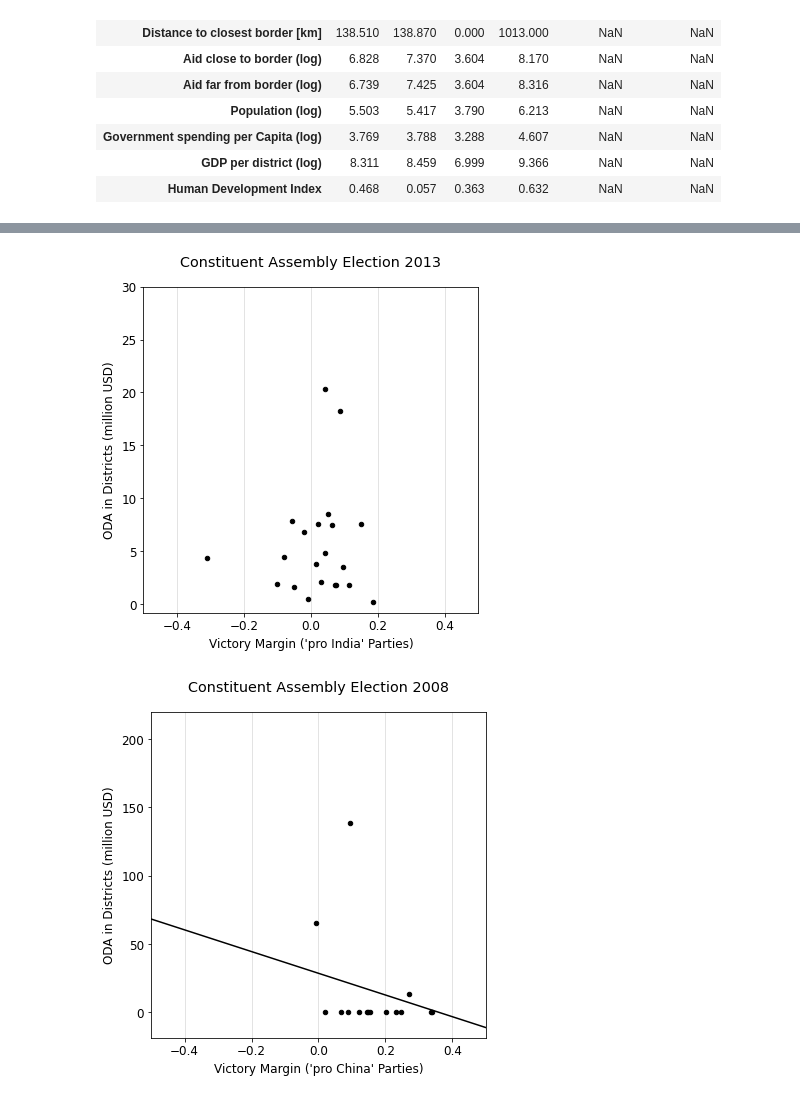
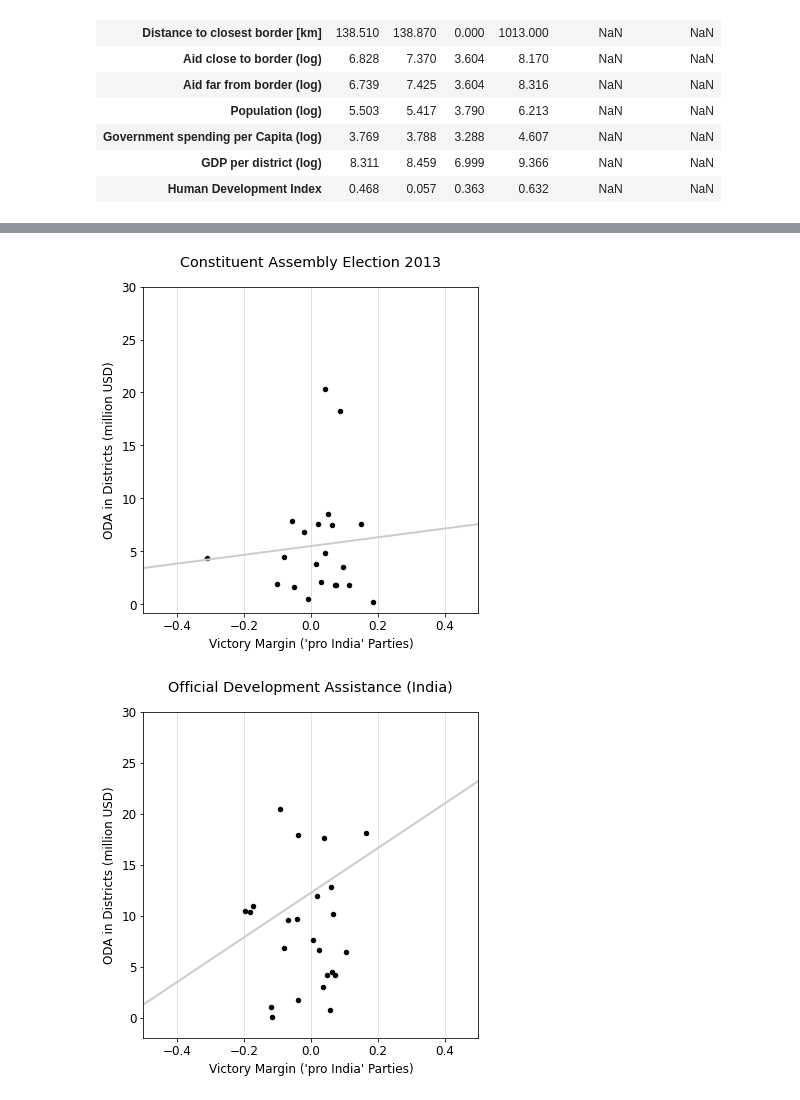
Before and after one commit to bidu19/nepal_aid_projects, a Jupyter notebook: aid_projects.ipynb, the cells around one changed output, grey strips where cells are left out. Drawn from its saved outputs; the diff is of its cells as text; code cells hidden in the pictures.

Commit message:
add regression line

```diff
--- a/aid_projects.ipynb
+++ b/aid_projects.ipynb
@@ -237,7 +237,7 @@ def regression(x, y):
     m, q = np.linalg.lstsq(A, y, rcond=None)[0]
     return m, q
 
-def scatter_plot(x, y, file_name='test', title="Title", x_label="x-axis", y_label="y-axis", x_start=None, x_end=None, y_start=None, y_end=None, regression=False):
+def scatter_plot(x, y, file_name='test', title="Title", x_label="x-axis", y_label="y-axis", x_start=None, x_end=None, y_start=None, y_end=None, regression=True):
     fig, ax = plt.subplots()
     fig.set_size_inches(6, 6)
 
@@ -245,15 +245,20 @@ def scatter_plot(x, y, file_name='test', title="Title", x_label="x-axis", y_labe
     ax.grid(axis='x', color='#ddd')
     ax.scatter(x, y, s=20, c='black')
 
+    x_delta = np.max(x) - np.min(x)
+    x_pad = 0.05 * x_delta
+    x_start = x_start or np.min(x) - x_pad
+    x_end = x_end or np.max(x) + x_pad
+
     res = sp.stats.linregress(x, y)
     f = open('r_values.csv', 'a')
     f.write(f",{title},{res.rvalue:.3f},{res.rvalue**2:.3f},{res.pvalue:.5f}\n")
     f.close()
 
     if regression:
-        x_vals = np.linspace(x_start or np.min(x), x_end or np.max(x), num=500)
+        x_vals = np.linspace(x_start, x_end, num=500)
         y_vals = res.slope * x_vals + res.intercept
-        ax.plot(x_vals, y_vals, c='black')
+        ax.plot(x_vals, y_vals, c='#ccc', linewidth=2)
 
     ax.set_xbound(x_start, x_end)
     ax.set_ybound(y_start, y_end)
@@ -342,6 +347,21 @@ scatter_plot(
     y_end=30
 )
 
+# India Both
+x, y = get_axis(win, aid_india)
+x, y = filter_out_below(x, y, 0.1)
+x = -x
+scatter_plot(
+    x, y, 'victory_margin_india_both',
+    title="Official Development Assistance (India)",
+    x_label='Victory Margin (\'pro India\' Parties)',
+    y_label="ODA in Districts (million USD)",
+    x_start=-0.5,
+    x_end=0.5,
+    y_end=30,
+    regression=True,
+)
+
 # China First
 x, y = get_axis(win_first, aid_first[aid_first[c_country] == v_china])
 scatter_plot(
@@ -361,6 +381,20 @@ scatter_plot(
     x, y,
     file_name='victory_margin_china_2013',
     title="Constituent Assembly Election 2013",
+    x_label='Victory Margin (\'pro China\' Parties)',
+    y_label="ODA in Districts (million USD)",
+    x_start=-0.5,
+    x_end=0.5,
+    y_end=220,
+    regression=True
+)
+
+# China Both
+x, y = get_axis(win, aid_china)
+x, y = filter_out_below(x, y, 0.1)
+scatter_plot(
+    x, y, 'victory_margin_china_both',
+    title="Official Development Assistance (China)",
     x_label='Victory Margin (\'pro China\' Parties)',
     y_label="ODA in Districts (million USD)",
     x_start=-0.5,
@@ -458,2 +492,2 @@ scatter_plot_multi(
-[figure, old version]
+[figure, new version]
-[figure, old version]
+[figure, new version]
```
Also changed, not shown: parts of 8 cells of this notebook, 1 other file.
